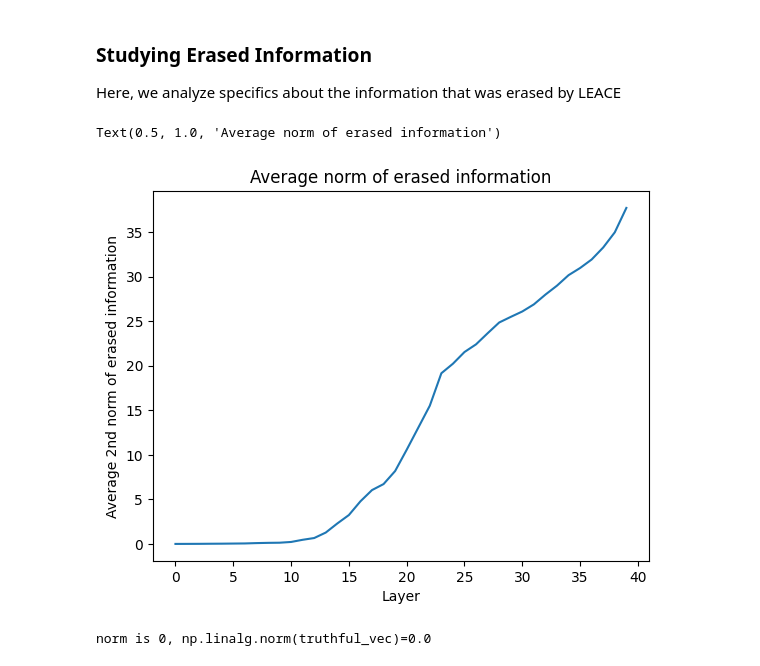
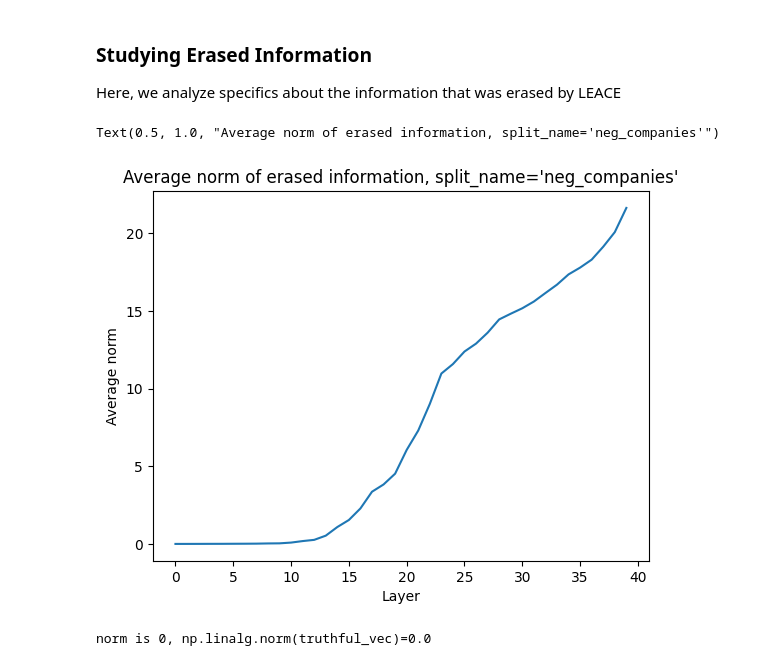
Before and after one commit to magikarp01/rep_control, a Jupyter notebook: rep_testing.ipynb, the cells around one changed output. Cells and saved outputs as stored; diff of their text form; code cells hidden in the pictures.

```diff
--- a/rep_testing.ipynb
+++ b/rep_testing.ipynb
@@ -746,4 +784,8 @@ KeyboardInterrupt:
 # %%
 with open(f"performances/causal_intervention_performances_{split_name=}_{alpha=}_{use_leace_diff_norm=}_{scale_relative=}.pkl", "wb") as f:
     pickle.dump((added_performances, subtracted_performances, flipped_label_performances, flipped_dot_performances), f)
+# %%
+scale_relative = False
+with open(f"performances/causal_intervention_performances_{split_name=}_{alpha=}_{use_leace_diff_norm=}_{scale_relative=}.pkl", "rb") as f:
+    added_performances, subtracted_performances, flipped_label_performances, flipped_dot_performances = pickle.load(f)
 # %%
@@ -837,7 +864,7 @@ for layer in range(n_layers):
             false_acts.append(train_cache[layer][i])
     mean_diff_honest_dirs[layer] = (np.mean(np.stack(true_acts), axis=0) - np.mean(np.stack(false_acts), axis=0)).squeeze()
 # %%
-use_test = False
+use_test = True
 if use_test:
     cache = test_cache
 
@@ -863,9 +890,9 @@ for dir_name in direction_names:
 # %%
 
 removed_performances = {}
-# for dir_name in removed_caches.keys():
-for dir_name in ["mean_diff_facts", "mean_diff_honest"]:
-    _, patch_probs = test_intervention(removed_caches[dir_name], (test_data_rows if use_test else train_data_rows)[:20], plot=True, plot_title=f"Removed {dir_name} Projection on {split_name}", scale_relative=True)
+for dir_name in removed_caches.keys():
+# for dir_name in ["mean_diff_facts", "mean_diff_honest"]:
+    _, patch_probs = test_intervention(removed_caches[dir_name], (test_data_rows if use_test else train_data_rows)[:100], plot=True, plot_title=f"Removed {dir_name} Projection on {split_name}", scale_relative=False)
     removed_performances[dir_name] = patch_probs
 with open(f"performances/removed_performances.pkl", "wb") as f:
     pickle.dump(removed_performances, f)
@@ -883,25 +914,9 @@ In this section, we see if these residual directions can restore model accuracy
 We also use the concept erasure setting to study how close our directions are to the parts of the activation that are guaranteed to be necessary for truthful information.
 # %%
 # Get cache where all possible truthful information of activations has been erased, using Oracle LEACE
-# with open("truthfulness_dirs/train_honest_prompt_cache_info.pkl", "rb") as f:
-#     train_cache, train_clean_probs, train_labels = pickle.load(f)
-
-# with open("truthfulness_dirs/test_honest_prompt_cache_info.pkl", "rb") as f:
-#     test_cache, test_clean_probs, test_labels = pickle.load(f)
-
-split_name = "facts"
-with open(f"truthfulness_dirs/13b_{split_name}_{prompt_type}_train_prompt_cache_info.pkl", "rb") as f:
-    train_cache, train_clean_probs, train_labels = pickle.load(f)
-
-with open(f"truthfulness_dirs/13b_{split_name}_{prompt_type}_test_prompt_cache_info.pkl", "rb") as f:
-    test_cache, test_clean_probs, test_labels = pickle.load(f)
-
-# split_name = "neg_companies"
-# neg_data_rows = [row for row in dataset["combined"] if row['dataset'] == split_name]
-
-# with open(f"truthfulness_dirs/13b_{split_name}_{prompt_type}_prompt_cache_info.pkl", "rb") as f:
-#     neg_cache, neg_clean_probs, neg_labels = pickle.load(f)
-#     train_cache, test_cache, train_labels, test_labels, train_data_rows, test_data_rows = split_cache_train_test(neg_cache, neg_labels, neg_data_rows, train_ratio=0.8)
+split_name = "neg_companies"
+prompt_type = "honest"
+train_cache, test_cache, train_labels, test_labels, train_data_rows, test_data_rows = get_cache(split_name, prompt_type, train_ratio=0.8)
 
 quadratic=False
 oracle=True
@@ -1002,16 +1019,16 @@ Here, we analyze specifics about the information that was erased by LEACE
 # %%
 # What is the typical magnitude of the truthful information (clean - erased)?
 erased_info_norms = [np.linalg.norm(erased_info[l], axis=-1).mean() for l in range(n_layers)]
 erased_scales = {l: np.linalg.norm(erased_info[l], axis=-1).mean() for l in range(n_layers)}
 with open(f"truthfulness_dirs/13b_{split_name}_leace_diff_norms.pkl", "wb") as f:
     pickle.dump(erased_scales, f)
 plt.plot(erased_info_norms)
 plt.xlabel("Layer")
-plt.ylabel("Average 2nd norm of erased information")
-plt.title("Average norm of erased information")
+plt.ylabel("Average norm")
+plt.title(f"Average norm of erased information, {split_name=}")
 # %% [output]
-Text(0.5, 1.0, 'Average norm of erased information')
+Text(0.5, 1.0, "Average norm of erased information, split_name='neg_companies'")
-[figure, old version]
+[figure, new version]
 # %%
 # Quantify how close the found directions are to the LEACE - orig
 
```
Also changed, not shown: parts of 12 cells of this notebook, 2 other files.
